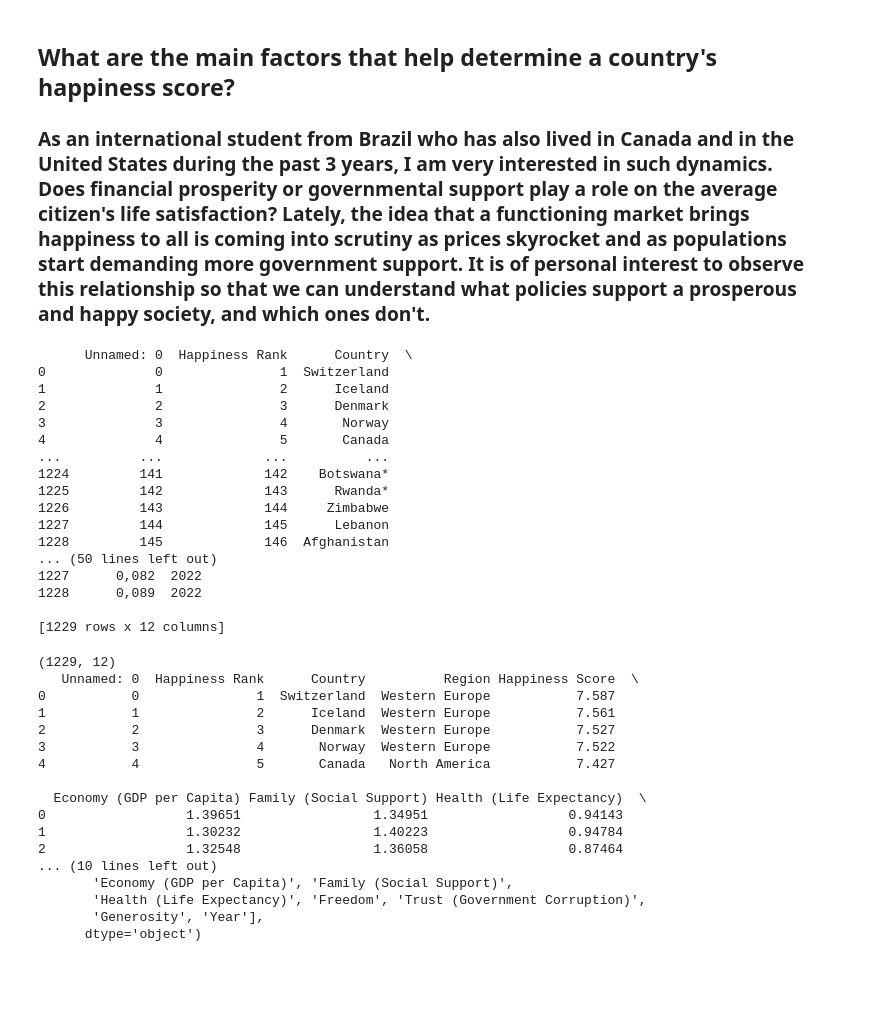
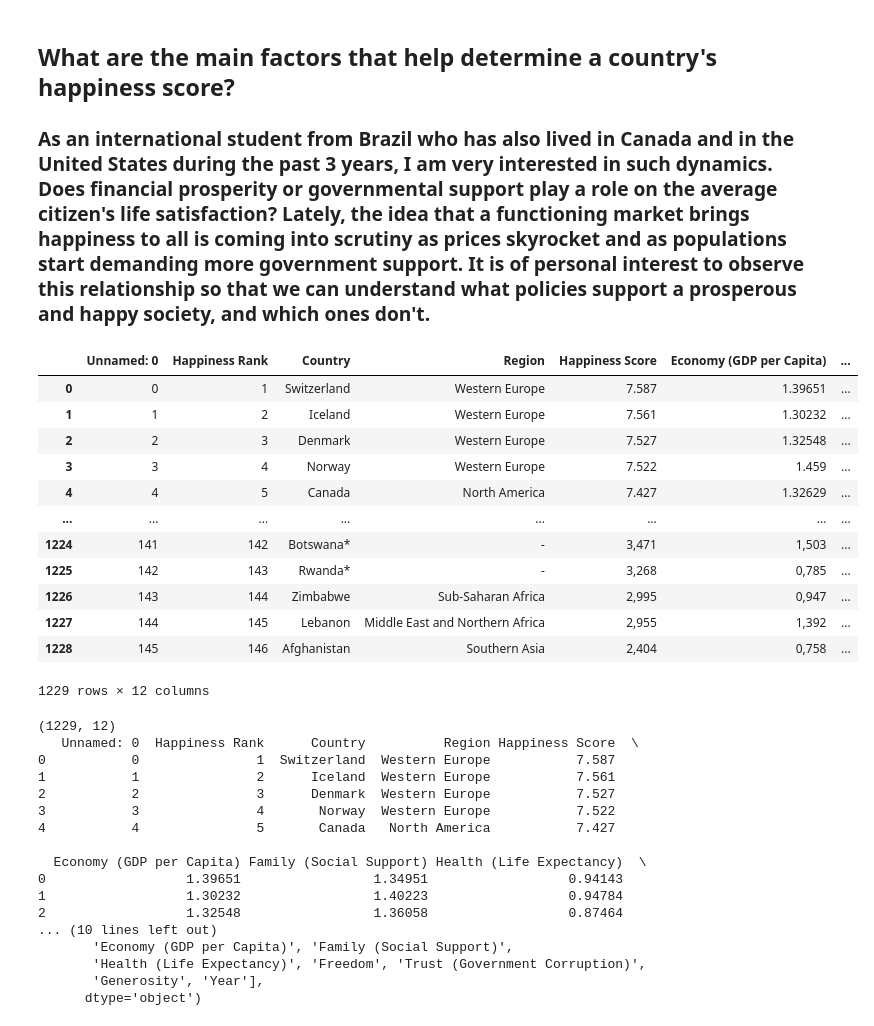
Before and after one commit to ubco-W2022T1-cosc301/project-group47, a Jupyter notebook: notebooks/analysis1.ipynb, the cells around one changed output. Drawn from its saved outputs; the diff is of its cells as text; code cells hidden in the pictures; blank space fills up the shorter version.

```diff
--- a/notebooks/analysis1.ipynb
+++ b/notebooks/analysis1.ipynb
@@ -7,29 +7,25 @@
 # %%
 import numpy as np
 import pandas as pd
 import seaborn as sns
 
 df1 = pd.read_csv('../data/raw/world_happiness_report.csv')
 
-print(df1)
+df1
 # %% [output]
+|  | Unnamed: 0 | Happiness Rank | Country | Region | Happiness Score | Economy (GDP per Capita) | ... |
+| 0 | 0 | 1 | Switzerland | Western Europe | 7.587 | 1.39651 | ... |
+| 1 | 1 | 2 | Iceland | Western Europe | 7.561 | 1.30232 | ... |
+| 2 | 2 | 3 | Denmark | Western Europe | 7.527 | 1.32548 | ... |
+| 3 | 3 | 4 | Norway | Western Europe | 7.522 | 1.459 | ... |
+| 4 | 4 | 5 | Canada | North America | 7.427 | 1.32629 | ... |
+| ... | ... | ... | ... | ... | ... | ... | ... |
+| 1224 | 141 | 142 | Botswana* | - | 3,471 | 1,503 | ... |
+| 1225 | 142 | 143 | Rwanda* | - | 3,268 | 0,785 | ... |
+| 1226 | 143 | 144 | Zimbabwe | Sub-Saharan Africa | 2,995 | 0,947 | ... |
+| 1227 | 144 | 145 | Lebanon | Middle East and Northern Africa | 2,955 | 1,392 | ... |
+| 1228 | 145 | 146 | Afghanistan | Southern Asia | 2,404 | 0,758 | ... |
-      Unnamed: 0  Happiness Rank      Country  \
-0              0               1  Switzerland
-1              1               2      Iceland
-2              2               3      Denmark
-3              3               4       Norway
-4              4               5       Canada
-...          ...             ...          ...
-1224         141             142    Botswana*
-1225         142             143      Rwanda*
-1226         143             144     Zimbabwe
-1227         144             145      Lebanon
-1228         145             146  Afghanistan
-... (50 lines left out)
-1227      0,082  2022
-1228      0,089  2022
-
-[1229 rows x 12 columns]
+1229 rows × 12 columns
 # %%
 import matplotlib.pylab as plt
 import seaborn as sns
```
Also changed, not shown: parts of 2 cells of this notebook.
